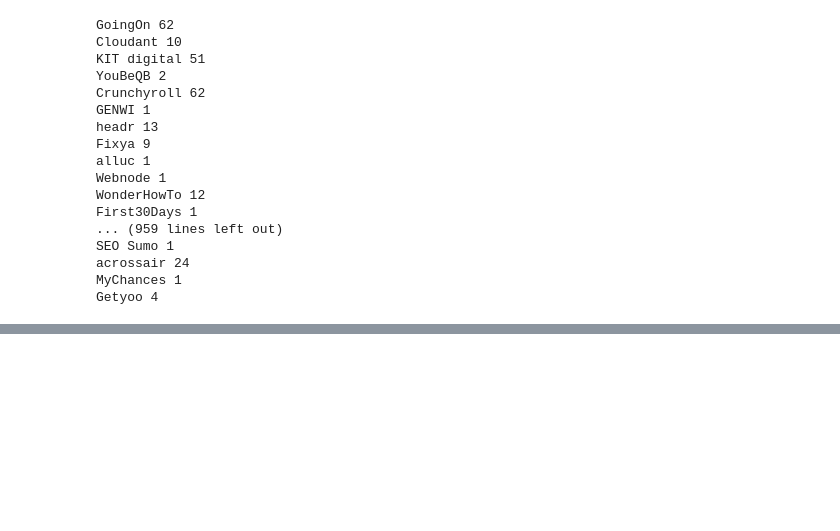
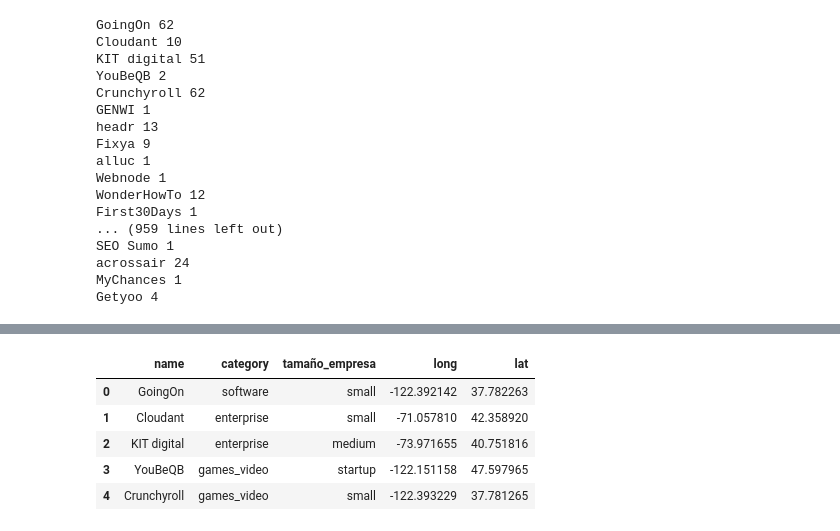
Before and after one commit to Paulapr/datamad0119, a Jupyter notebook: module-2/tableau-project/your-code/companies.geo.ipynb, the cells around one changed output, grey strips where cells are left out. Cells and saved outputs as stored; diff of their text form; code cells hidden in the pictures; blank space fills up the shorter version.

```diff
--- a/module-2/tableau-project/your-code/companies.geo.ipynb
+++ b/module-2/tableau-project/your-code/companies.geo.ipynb
@@ -319,2 +319,23 @@ select_companies.head()
 # %%
 select_companies.to_json("companies_select.json",orient='records')
+# %%
+companies = df_companies[['name','category','coords','tamaño_empresa']]
+
+df_= pd.DataFrame(pd.DataFrame(companies["coords"].values.flatten([0]).tolist()))
+companies = pd.concat([df_,companies],axis=1)
+
+
+coord = companies['coordinates'].apply(pd.Series)
+companies = pd.concat([companies[:], coord[:]], axis=1)
+companies = companies.drop(['coords','type','coordinates'], axis=1)
+
+companies.columns = ['name','category','tamaño_empresa','long','lat']
+
+companies.head()
+# %% [output]
+|  | name | category | tamaño_empresa | long | lat |
+| 0 | GoingOn | software | small | -122.392142 | 37.782263 |
+| 1 | Cloudant | enterprise | small | -71.057810 | 42.358920 |
+| 2 | KIT digital | enterprise | medium | -73.971655 | 40.751816 |
+| 3 | YouBeQB | games_video | startup | -122.151158 | 47.597965 |
+| 4 | Crunchyroll | games_video | small | -122.393229 | 37.781265 |
```
Also changed, not shown: parts of 2 cells of this notebook, 1 other file.
